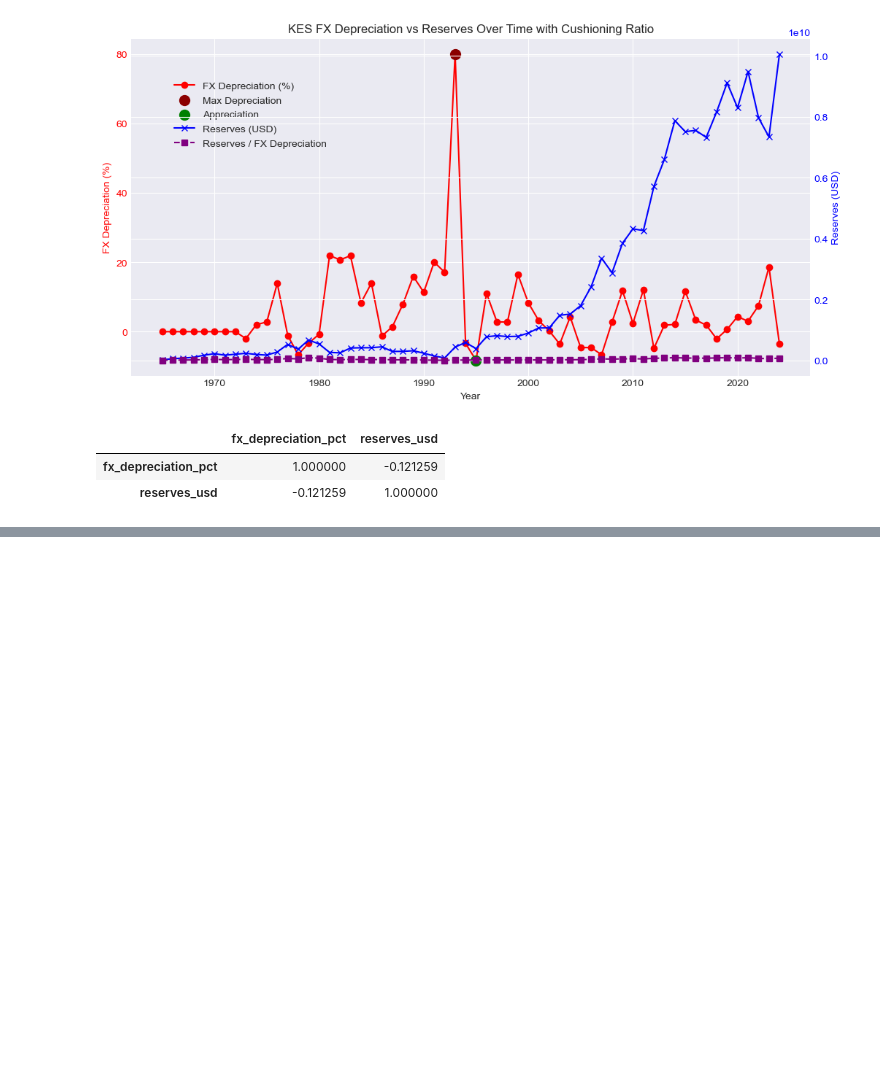
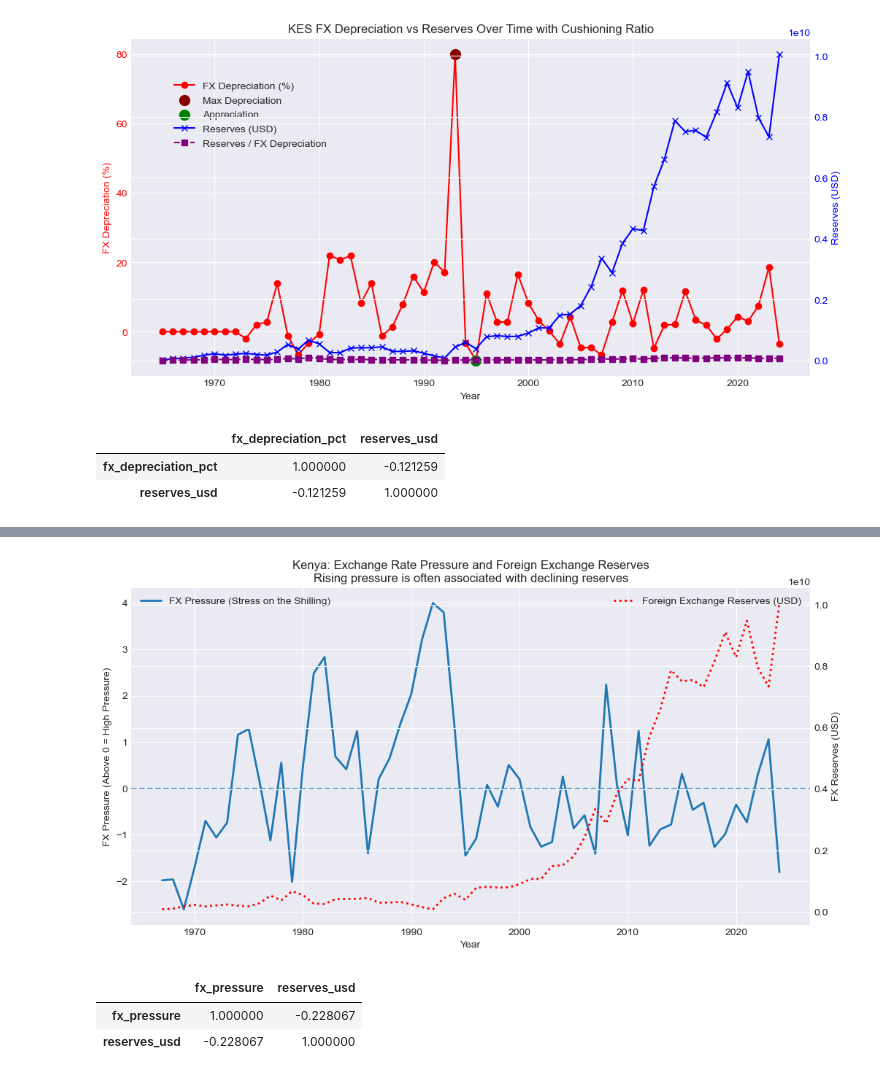
Before and after one commit to GACHINGU/AI-Financial-Crisis-Prediction, a Jupyter notebook: Index.ipynb, the cells around one changed output, grey strips where cells are left out. Saved outputs shown, nothing was run; the diff lists cells and outputs as text; code cells hidden in the pictures; blank space fills up the shorter version.

```diff
--- a/Index.ipynb
+++ b/Index.ipynb
@@ -646,0 +807,42 @@ plot_data[['fx_depreciation_pct', 'reserves_usd']].corr()
+# %%
+fig, ax1 = plt.subplots(figsize=(12, 6))
+
+# FX Pressure (main story)
+ax1.plot(
+    df_model['year'],
+    df_model['fx_pressure'],
+    label='FX Pressure (Stress on the Shilling)',
+    linewidth=2
+)
+ax1.axhline(0, linestyle='--', alpha=0.6)
+ax1.set_xlabel('Year')
+ax1.set_ylabel('FX Pressure (Above 0 = High Pressure)')
+ax1.legend(loc='upper left')
+
+# Secondary axis: Reserves (supporting story)
+ax2 = ax1.twinx()
+ax2.plot(
+    df_model['year'],
+    df_model['reserves_usd'],
+    label='Foreign Exchange Reserves (USD)',
+    linestyle=':',
+    linewidth=2,
+    color='red'
+)
+ax2.set_ylabel('FX Reserves (USD)')
+ax2.legend(loc='upper right')
+
+plt.title(
+    'Kenya: Exchange Rate Pressure and Foreign Exchange Reserves\n'
+    'Rising pressure is often associated with declining reserves'
+)
+
+plt.show()
+# %% [output]
+[figure, added]
+# %%
+df_model[['fx_pressure', 'reserves_usd']].corr()
+# %% [output]
+|  | fx_pressure | reserves_usd |
+| fx_pressure | 1.000000 | -0.228067 |
+| reserves_usd | -0.228067 | 1.000000 |
```
Also changed, not shown: parts of 39 cells of this notebook, 3 other files.
